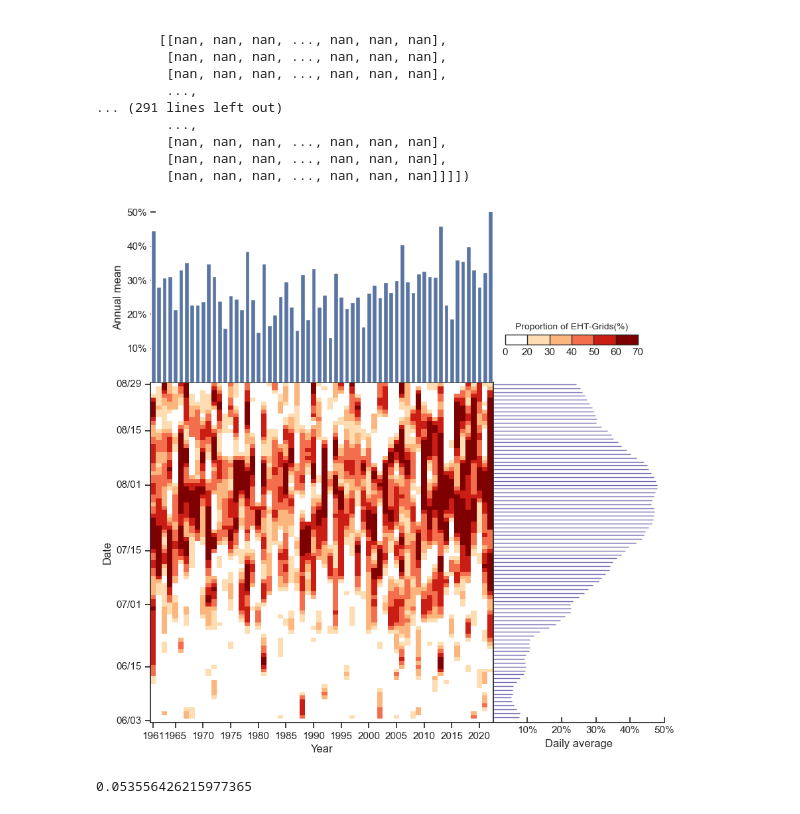
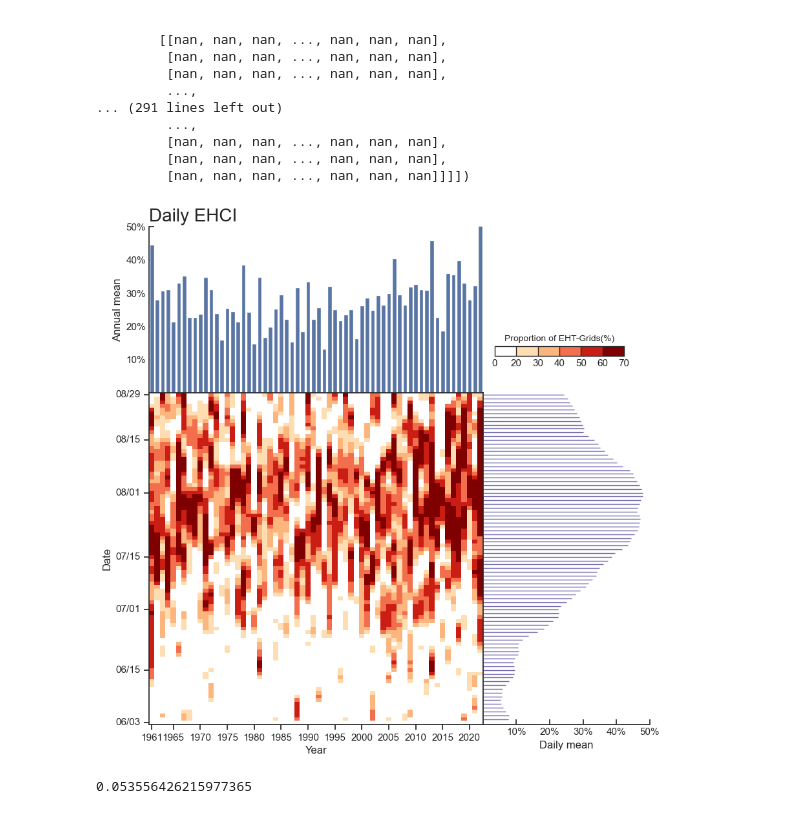
Before and after one commit to hhhopsong/work, a Jupyter notebook: Meteorological/p2/EHD夏季发展图.ipynb, the cells around one changed output. Saved outputs shown, nothing was run; the diff lists cells and outputs as text; code cells hidden in the pictures.

```diff
--- a/Meteorological/p2/EHD夏季发展图.ipynb
+++ b/Meteorological/p2/EHD夏季发展图.ipynb
@@ -76,7 +76,6 @@ x = np.arange(time[0], time[1] + 1, 1)
 ax.set_xlim(0, time[1] - time[0] + 1)
 ax.set_xticks([0.5, 4.5, 9.5, 14.5, 19.5, 24.5, 29.5, 34.5, 39.5, 44.5, 49.5, 54.5, 59.5])
 ax.set_xticklabels(["1961", "1965", "1970", "1975", "1980", "1985", "1990", "1995", "2000", "2005", "2010", "2015", "2020"], rotation=0)
-
 # 设置纵坐标的刻度范围和标记
 y = np.arange(0, 91, 1)
 ax.set_ylim(0, 88)
@@ -112,6 +111,7 @@ ax.spines['right'].set_visible(False)  # 隐藏右边框
 ax.spines['bottom'].set_visible(True)  # 显示下边框
 ax.spines['left'].set_visible(True)  # 显示左边框
 plt.ylabel('Annual mean')
+ax.set_title('Daily EHCI', fontsize=20, loc='left')
 ##设置ax2坐标结束##
 
 # ax2_reg = ax2.twinx()
@@ -120,42 +120,41 @@ plt.ylabel('Annual mean')
 # #p = normal_test(EHDstations_zone.mean('day').data[0])[1]
 # slope, intercept, r_value, p_value, std_err = stats.linregress([i for i in range(time[1] - time[0] + 1)], EHDstations_zone.mean('day')*100)
 # ##设置ax2_reg坐标##
 # ax2_reg.yaxis.set_visible(False)  # ax2隐藏y轴标签
-ax = plt.gca()
-ax.set_ylim(0, 0.5*100)
-ax.spines['top'].set_visible(False)  # 隐藏上边框
-ax.spines['right'].set_visible(False)  # 隐藏右边框
-ax.spines['bottom'].set_visible(False)  # 显示下边框
-ax.spines['left'].set_visible(False)  # 显示左边框
+# ax = plt.gca()
+# ax.set_ylim(0, 0.5*100)
+# ax.spines['top'].set_visible(False)  # 隐藏上边框
+# ax.spines['right'].set_visible(False)  # 隐藏右边框
+# ax.spines['bottom'].set_visible(False)  # 显示下边框
+# ax.spines['left'].set_visible(False)  # 显示左边框
 
 ##设置ax2_reg坐标结束##
 
 ax3 = sns.barplot(data=EHDstations_zone.to_dataframe()*100, x="EHS", y='day', orient='h', ax=fig.add_subplot(spec[1, 1]), errorbar=('ci', 0), width=0, color='None', edgecolor='#756BB1')  # 长江流域极端高温格点逐日占比
 #ax3_6_line = plt.axvline(x=EHDstations_zone.mean('year').to_dataframe()[:30].mean().to_numpy()*100, ymax=30/92, color='#74C476', linestyle='-')  # 添加50%置信度分割线
 #ax3_78_line = plt.axvline(x=EHDstations_zone.mean('year').to_dataframe()[30:].mean().to_numpy()*100, ymin=30/92, color="#CA1E14", linestyle='-')
 ##设置ax3坐标##
 ax3.yaxis.set_visible(False)  # ax3隐藏y轴标签
 ax = plt.gca()
 ax.set_xlim(0, 0.5*100)
 ax.set_xticks([10, 20, 30, 40, 50])
 ax.set_xticklabels([ "10%", "20%", "30%", "40%", "50%"])
 ax.tick_params(axis='x', direction='in')  # 设置x轴刻度方向
 ax.spines['top'].set_visible(False)  # 隐藏上边框
 ax.spines['right'].set_visible(False)  # 隐藏右边框
 ax.spines['bottom'].set_visible(True)  # 显示下边框
 ax.spines['left'].set_visible(True)  # 显示左边框
-plt.xlabel('Daily average')
+plt.xlabel('Daily mean')
 plt.gca().invert_yaxis()
 ##设置ax3坐标结束##
-
 
 
 # 保存为1:1
 plt.gcf().set_size_inches(10, 10)
 plt.savefig(fr'D:\PyFile\p2\pic\图2.png', dpi=600, bbox_inches='tight')
 plt.show()
 # %% [output]
-[figure, old version]
+[figure, new version]
 # %%
 p_value
 # %% [output]
```
Also changed, not shown: 9 other files.
